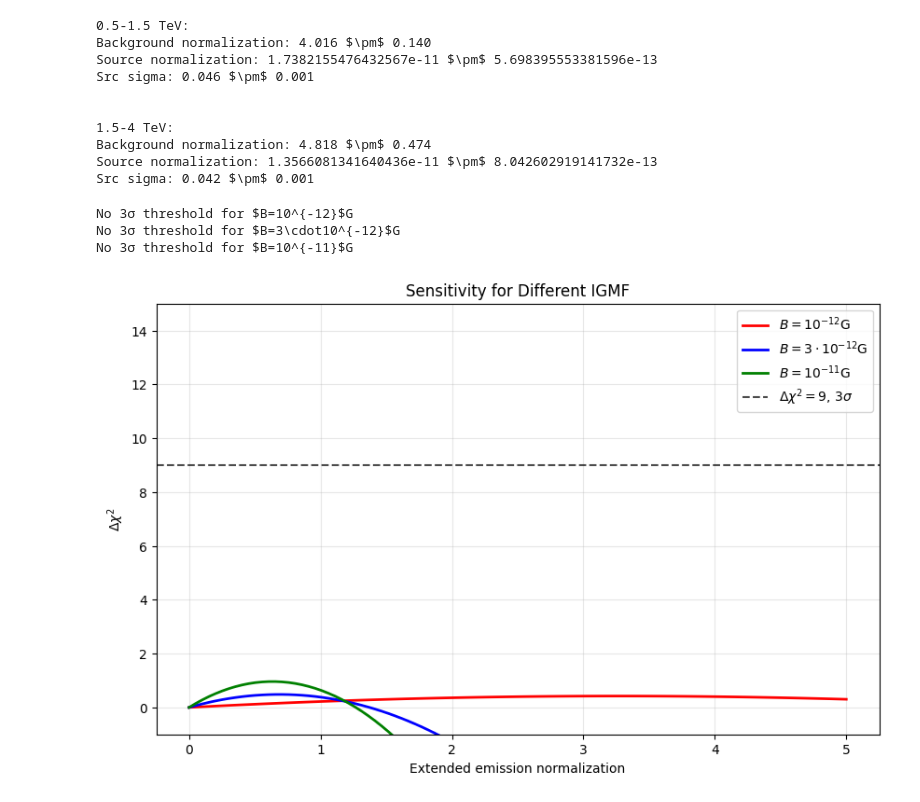
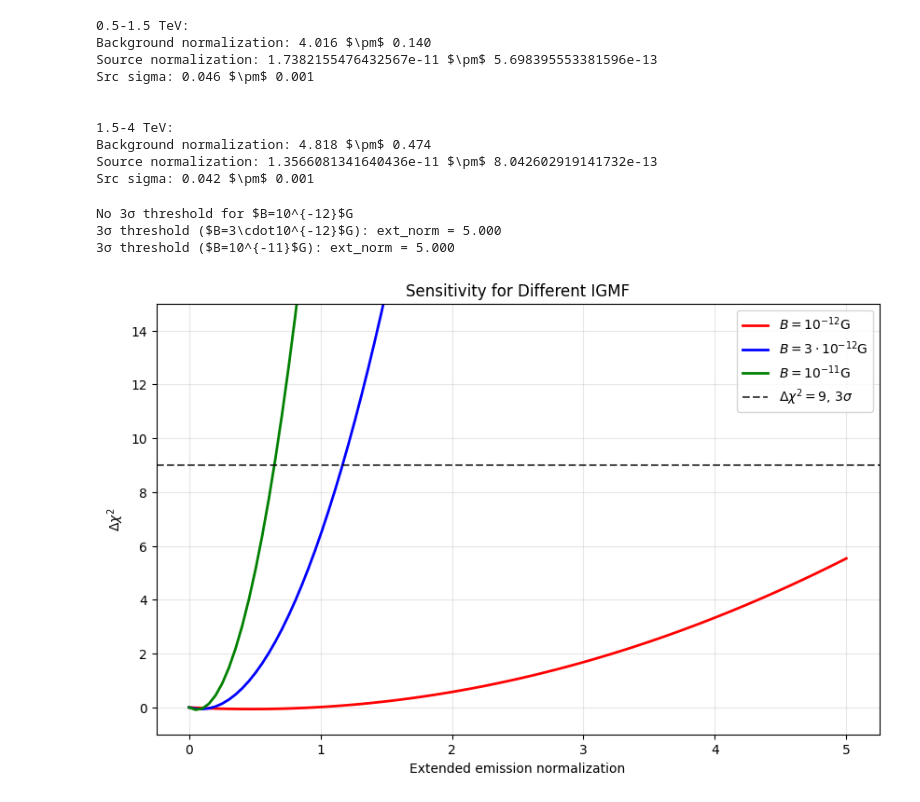
Before and after one commit to Nico812/CTAO-1DC-Blazars-analysis-TP5, a Jupyter notebook: MRK501_DC1.ipynb, the cells around one changed output. Cells and saved outputs as stored; diff of their text form; code cells hidden in the pictures.

Commit message:
fixed some errors in the scripts

```diff
--- a/MRK501_DC1.ipynb
+++ b/MRK501_DC1.ipynb
@@ -636,40 +636,25 @@ for B_name, (ext1, ext2) in zip(
     chi2s = []
 
     for ext_norm in ext_norms:
-        def ext_model_double(
-            angle_centers, src_norm1, src_norm2, src_sigma1, src_sigma2, bkg_norm1, bkg_norm2
-        ):
-            return fit_model_ext_double(
-                ext1,
-                ext2,
-                angle_centers,
-                bkg1,
-                bkg2,
-                src_norm1,
-                src_norm2,
-                src_sigma1,
-                src_sigma2,
-                bkg_norm1,
-                bkg_norm2,
-                ext_norm,
-            )
-        popt, _ = curve_fit(
-            ext_model_double,
+        model = fit_model_ext_double(
+            ext1,
+            ext2,
             angle_bin_centers,
-            sed_values_double,
-            sigma=sed_errors_double,
-            p0=init_guess,
-            absolute_sigma=True,
-            maxfev=5000,
-        )
-        model = ext_model_double(
-            angle_bin_centers, *popt
+            bkg1,
+            bkg2,
+            popt_null[0],
+            popt_null[1],
+            popt_null[2],
+            popt_null[3],
+            popt_null[4],
+            popt_null[5],
+            ext_norm,
         )
 
         chi2 = np.sum(((sed_values_double - model) / sed_errors_double) ** 2)
         chi2s.append(chi2)
 
-    delta_chi2s = chi2_null -  np.array(chi2s)
+    delta_chi2s = np.array(chi2s) - chi2_null
     results[B_name] = delta_chi2s
 
     mask = delta_chi2s > 9
@@ -677,33 +662,33 @@ for B_name, (ext1, ext2) in zip(
         threshold_idx = np.where(mask)[0][-1]
         threshold_norm = ext_norms[threshold_idx]
         print(f"3σ threshold ({B_name}): ext_norm = {threshold_norm:.3f}")
     else:
         print(f"No 3σ threshold for {B_name}")
 
 plt.figure(figsize=(10, 6))
 
 colors = ["red", "blue", "green"]
 for (B_name, delta_chi2s), color in zip(results.items(), colors):
     plt.plot(ext_norms, delta_chi2s, label=f"{B_name}", color=color, linewidth=2)
 
 plt.axhline(
     9,
     color="black",
     linestyle="--",
     linewidth=1.5,
     alpha=0.7,
     label=r"$\Delta\chi^2=9$, $3\sigma$",
 )
 
 plt.legend()
 plt.ylim([-1, 15])
 plt.ylabel(r"$\Delta\chi^2$")
 plt.xlabel("Extended emission normalization")
 plt.title("Sensitivity for Different IGMF")
 plt.grid(True, alpha=0.3)
 plt.show()
 # %% [output]
 No 3σ threshold for $B=10^{-12}$G
-No 3σ threshold for $B=3\cdot10^{-12}$G
-No 3σ threshold for $B=10^{-11}$G
+3σ threshold ($B=3\cdot10^{-12}$G): ext_norm = 5.000
+3σ threshold ($B=10^{-11}$G): ext_norm = 5.000
-[figure, old version]
+[figure, new version]
```
